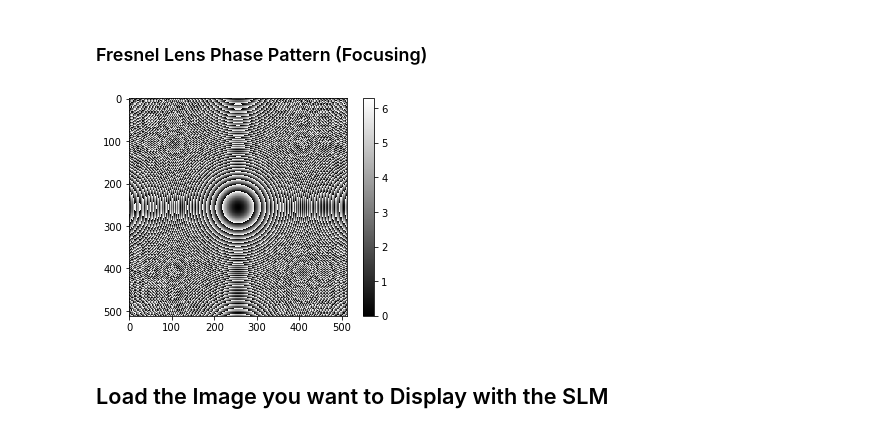
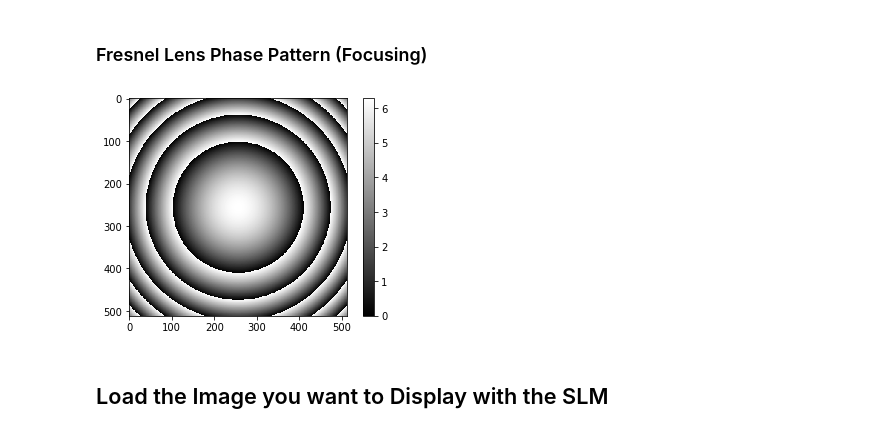
Before and after one commit to Molecular-Nanophotonics/SLMLab, a Jupyter notebook: SLM Workspace/SLM_Images.ipynb, the cells around one changed output. Drawn from its saved outputs; the diff is of its cells as text; code cells hidden in the pictures.

```diff
--- a/SLM Workspace/SLM_Images.ipynb
+++ b/SLM Workspace/SLM_Images.ipynb
@@ -53,16 +53,16 @@ phase_grating = phase_grating/(2*pi)*65535 # 2**16 - 1
 ### Fresnel Lens Phase Pattern (Focusing)
 # %%
 # Focal length in mm
-f = 300
+f =-5000
 phase_fresnel = np.mod(pi/(lda*1e-9*f*1e-3)*((x - dimx/2)**2 + (y - dimy/2)**2)*(pitch*1e-6)**2, 2*pi)
 
 #plt.figure(figsize=(6,6))
 
 plt.imshow(phase_fresnel, cmap='gray', vmin=0, vmax=2*pi)
 plt.colorbar()
 plt.show()
 # %% [output]
-[figure, old version]
+[figure, new version]
 # %%
 # Convert phase to 16 bit
 phase_fresnel = phase_fresnel/(2*pi)*65535 # 2**16 - 1
```
Also changed, not shown: parts of 3 cells of this notebook, 4 other files.
